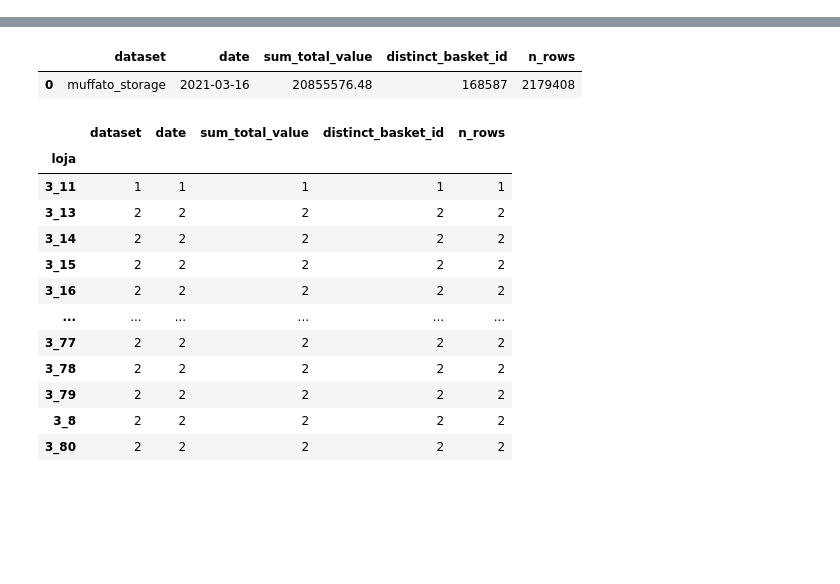
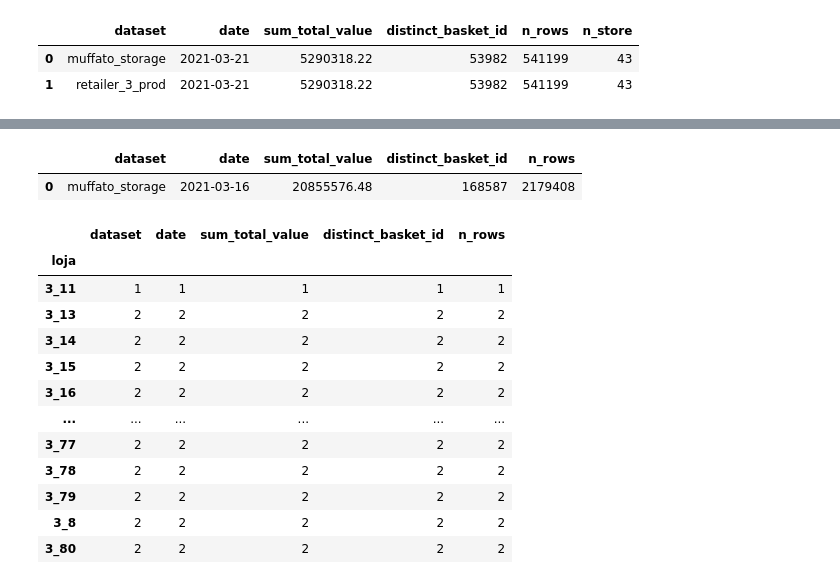
Before and after one commit to mediar-solutions/bender_muffato, a Jupyter notebook: queries/teste.ipynb, the cells around one changed output, grey strips where cells are left out. Cells and saved outputs as stored; diff of their text form; code cells hidden in the pictures; blank space fills up the shorter version.

```diff
--- a/queries/teste.ipynb
+++ b/queries/teste.ipynb
@@ -53,6 +53,12 @@ group by date(transactions.date))
 """
 # %%
 df = client.query(query).result().to_dataframe()
+# %%
+df
+# %% [output]
+|  | dataset | date | sum_total_value | distinct_basket_id | n_rows | n_store |
+| 0 | muffato_storage | 2021-03-21 | 5290318.22 | 53982 | 541199 | 43 |
+| 1 | retailer_3_prod | 2021-03-21 | 5290318.22 | 53982 | 541199 | 43 |
 # %%
 df1 = df
 # %%
```
Also changed, not shown: parts of 16 cells of this notebook.
